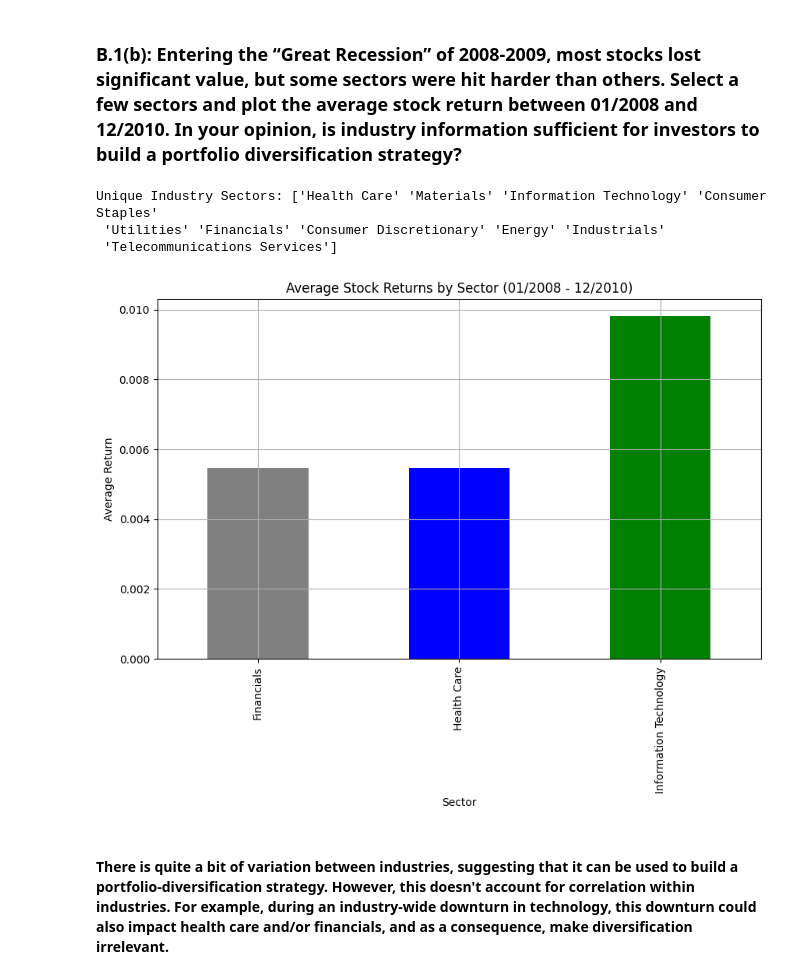
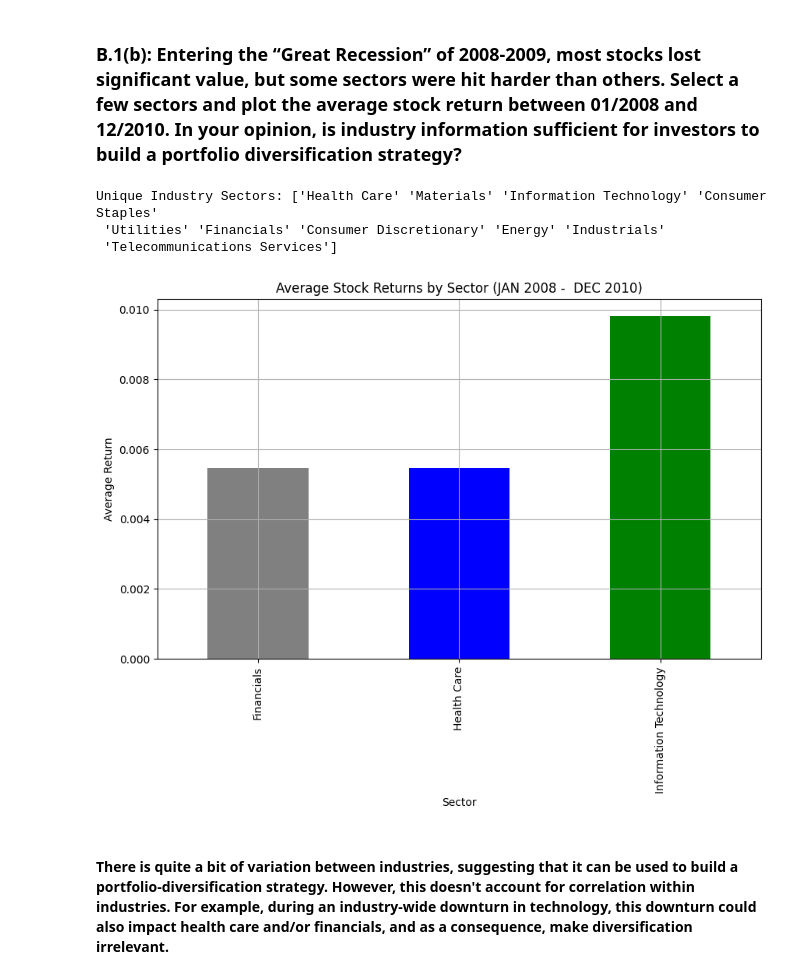
Before and after one commit to jasondupree/jasondupree.github.io, a Jupyter notebook: spectral_clustering.ipynb, the cells around one changed output. Cells and saved outputs as stored; diff of their text form; code cells hidden in the pictures.

```diff
--- a/spectral_clustering.ipynb
+++ b/spectral_clustering.ipynb
@@ -426,34 +461,34 @@ Number of companies in the Energy sector: 38
 # %% [markdown]
 ### B.1(b): Entering the “Great Recession” of 2008-2009, most stocks lost significant value, but some sectors were hit harder than others. Select a few sectors and plot the average stock return between 01/2008 and 12/2010. In your opinion, is industry information sufficient for investors to build a portfolio diversification strategy?
 # %%
-# Print unique industry sectors to verify names
+# Print Unique Industry Sectors
 print("Unique Industry Sectors:", df_returns['Industry'].unique())
 
-# Define the timeframe and sectors of interest
+# Define Timeframe for Analysis
 start_date = '200801'
 end_date = '201012'
-sectors = ['Financials', 'Information Technology', 'Health Care']  # Modify sectors as needed
+sectors = ['Financials', 'Information Technology', 'Health Care'] # Sectors Chosen
 
-# Filter the columns for the required timeframe and calculate average returns
+# Filter on Correct Timeframe and Calculate Results
 date_columns = [col for col in df_returns.columns if start_date <= col[-6:] <= end_date]
 df_returns['Avg_Return'] = df_returns[date_columns].mean(axis=1)
 
-# Group by sector and calculate the average return per sector
+# Group by Sector and Calc AVG Rate of Return
 sector_avg_returns = df_returns[df_returns['Industry'].isin(sectors)].groupby('Industry')['Avg_Return'].mean()
 
-# Plotting the results
+# Plot Results
 plt.figure(figsize=(10, 6))
 sector_avg_returns.plot(kind='bar', color=['grey', 'blue', 'green'])
-plt.title('Average Stock Returns by Sector (01/2008 - 12/2010)')
+plt.title('Average Stock Returns by Sector (JAN 2008 -  DEC 2010)')
 plt.xlabel('Sector')
 plt.ylabel('Average Return')
 plt.grid(True)
 plt.show()
 # %% [output]
 Unique Industry Sectors: ['Health Care' 'Materials' 'Information Technology' 'Consumer Staples'
  'Utilities' 'Financials' 'Consumer Discretionary' 'Energy' 'Industrials'
  'Telecommunications Services']
-[figure, old version]
+[figure, new version]
 # %% [markdown]
 #### There is quite a bit of variation between industries, suggesting that it can be used to build a portfolio-diversification strategy. However, this doesn't account for correlation within industries. For example, during an industry-wide downturn in technology, this downturn could also impact health care and/or financials, and as a consequence, make diversification irrelevant.
 # %% [markdown]
```
Also changed, not shown: parts of 19 cells of this notebook.
